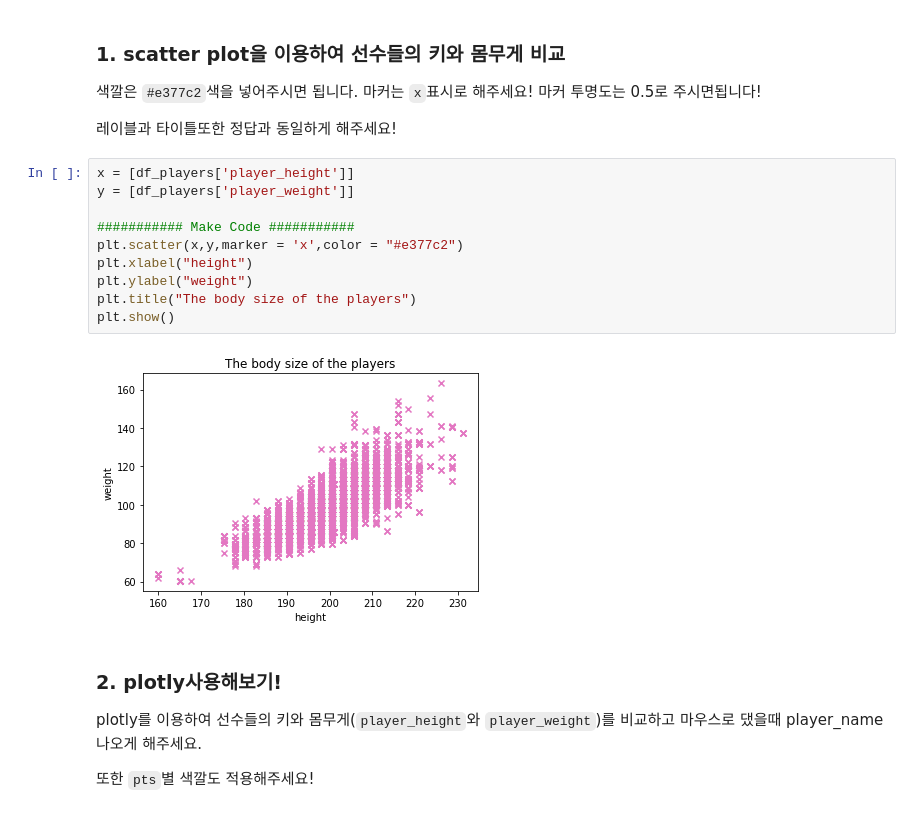
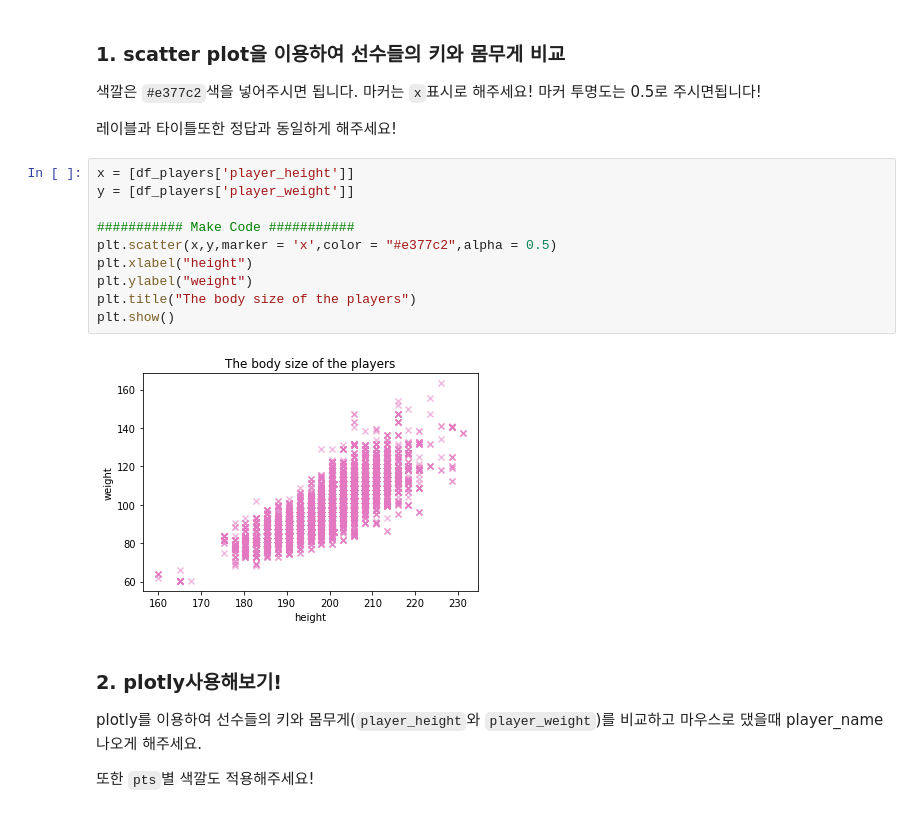
Before and after one commit to syous154/DAP_2022, a Jupyter notebook: lecture4.ipynb, the cells around one changed output. Drawn from its saved outputs; the diff is of its cells as text.

```diff
--- a/lecture4.ipynb
+++ b/lecture4.ipynb
@@ -303,15 +303,15 @@ df_players
 # %%
 x = [df_players['player_height']]
 y = [df_players['player_weight']]
 
 ########### Make Code ###########
-plt.scatter(x,y,marker = 'x',color = "#e377c2")
+plt.scatter(x,y,marker = 'x',color = "#e377c2",alpha = 0.5)
 plt.xlabel("height")
 plt.ylabel("weight")
 plt.title("The body size of the players")
 plt.show()
 # %% [output]
-[figure, old version]
+[figure, new version]
 # %% [markdown]
 ### 2. plotly사용해보기!
 
```
Also changed, not shown: parts of 3 cells of this notebook.
